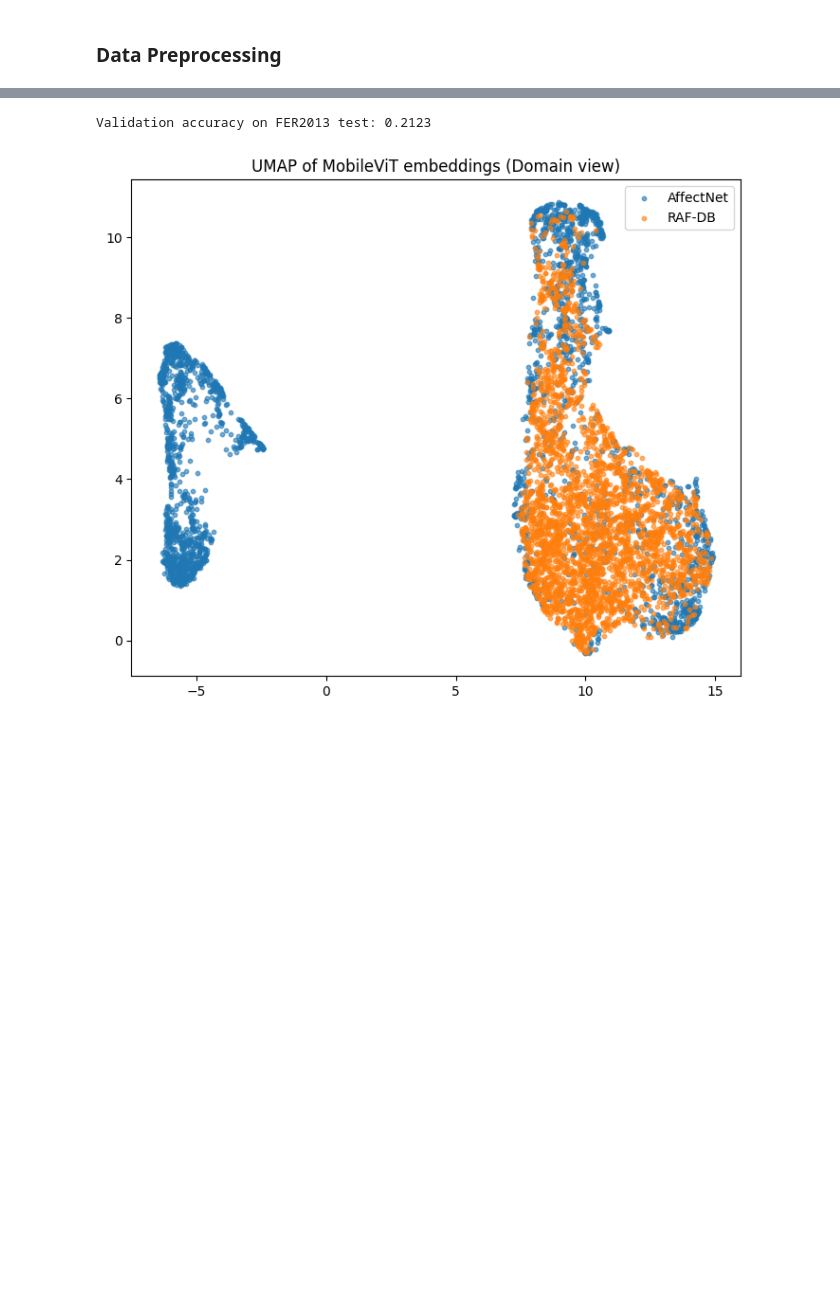
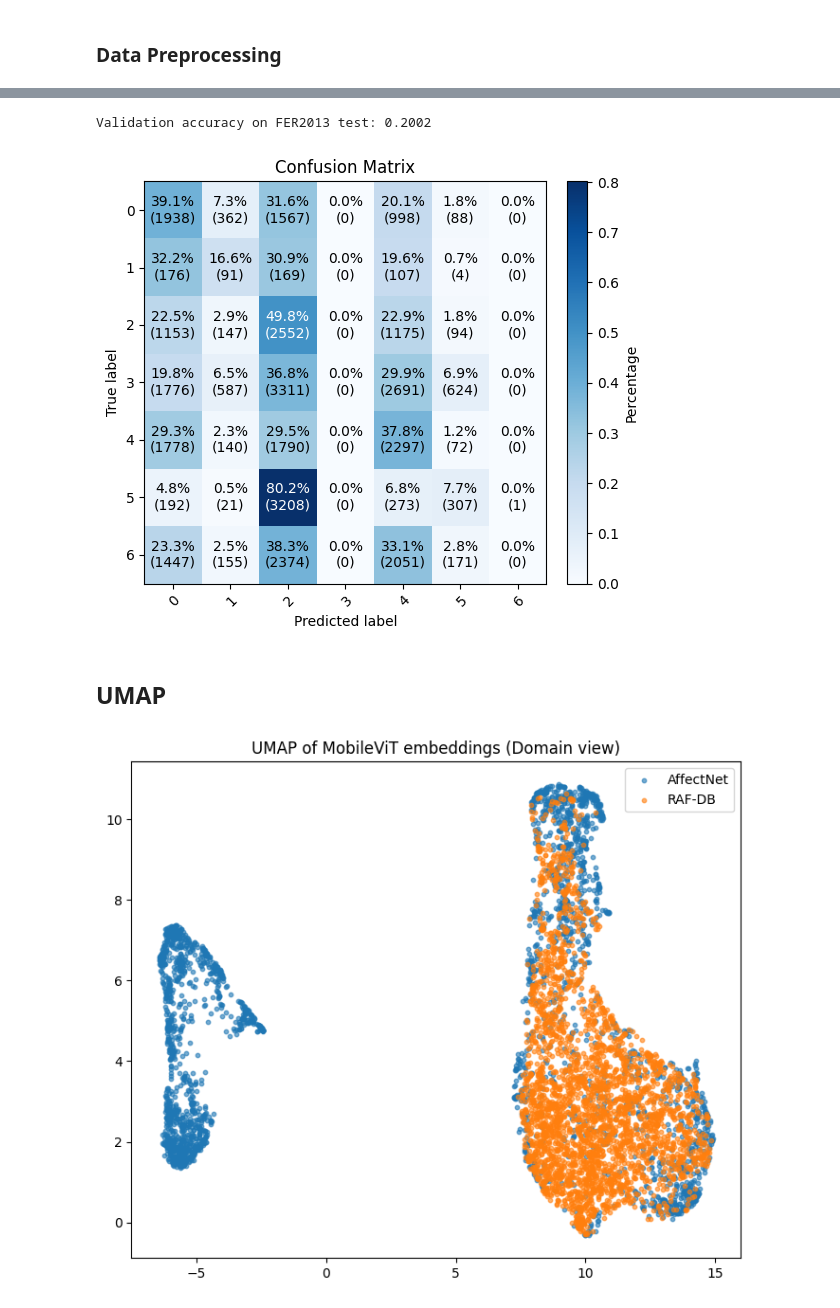
Before and after one commit to sofiafernandescd/EmoReA, a Jupyter notebook: emorea-backend/notebooks/facial/icpram2026-affectnet.ipynb, the cells around one changed output, grey strips where cells are left out. Saved outputs shown, nothing was run; the diff lists cells and outputs as text; code cells hidden in the pictures; blank space fills up the shorter version.

```diff
--- a/emorea-backend/notebooks/facial/icpram2026-affectnet.ipynb
+++ b/emorea-backend/notebooks/facial/icpram2026-affectnet.ipynb
@@ -436,25 +422,30 @@ Validation accuracy on CK test: 0.0920
 # %%
 test_ds = ImageDataset(fer, feature_extractor)
 test_loader   = DataLoader(test_ds, batch_size=32, shuffle=False, num_workers=0)
 
 model.eval()
 y_true, y_pred = [], []
 
 with torch.no_grad():
     for batch in test_loader:
         pixel_values = batch["pixel_values"].to(device)
         labels = batch["labels"].to(device)
 
         outputs = model(pixel_values=pixel_values)
         preds = torch.argmax(outputs.logits, dim=1)
 
         y_true.extend(labels.cpu().numpy())
         y_pred.extend(preds.cpu().numpy())
 
 acc = accuracy_score(y_true, y_pred)
 print(f"Validation accuracy on FER2013 test: {acc:.4f}")
+
+plot_confusion_matrix(y_true, y_pred)
 # %% [output]
-Validation accuracy on FER2013 test: 0.2123
+Validation accuracy on FER2013 test: 0.2002
+[figure, added]
+# %% [markdown]
+## UMAP
 # %%
 
 import numpy as np
```
Also changed, not shown: parts of 21 cells of this notebook.
